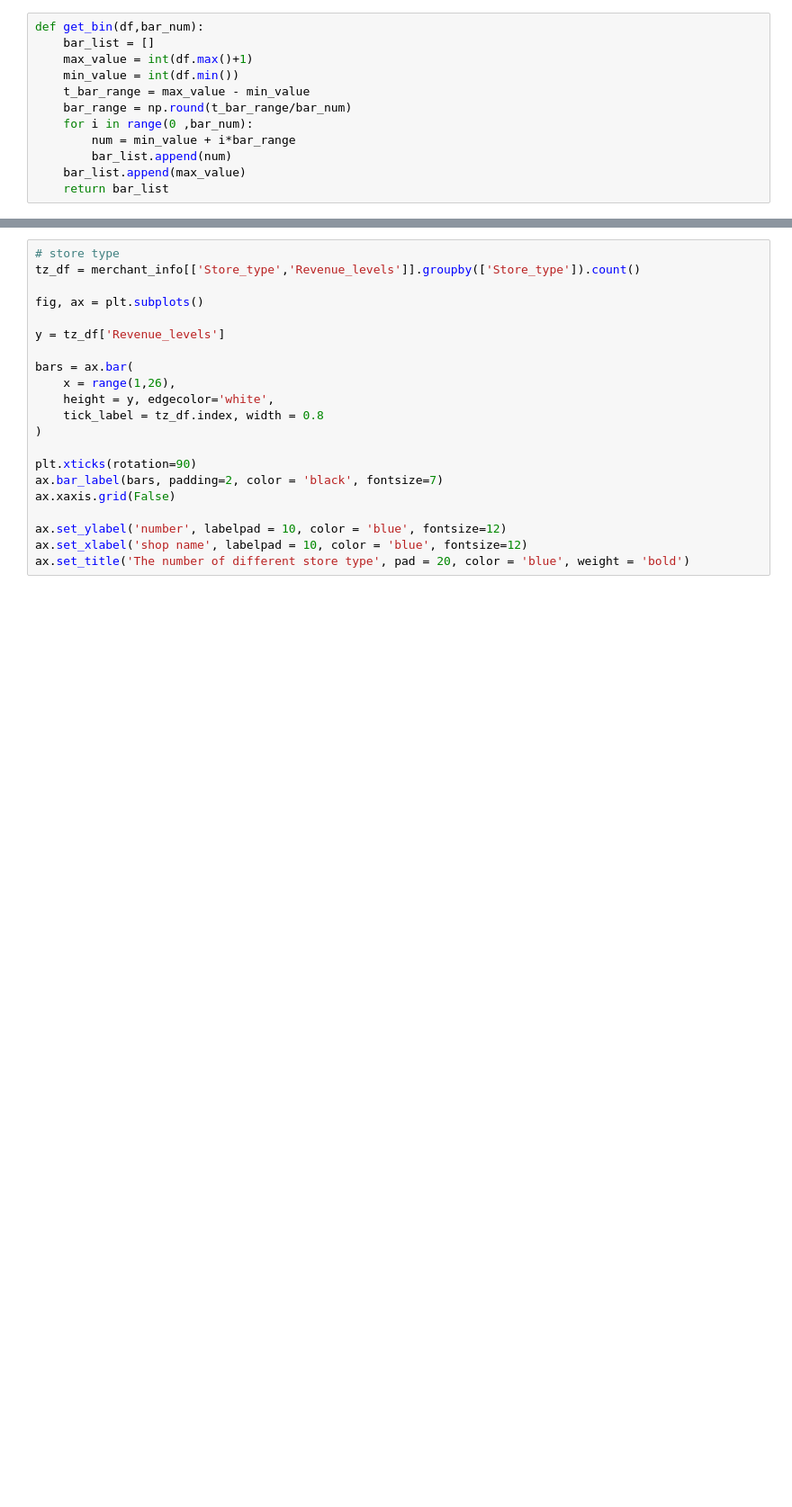
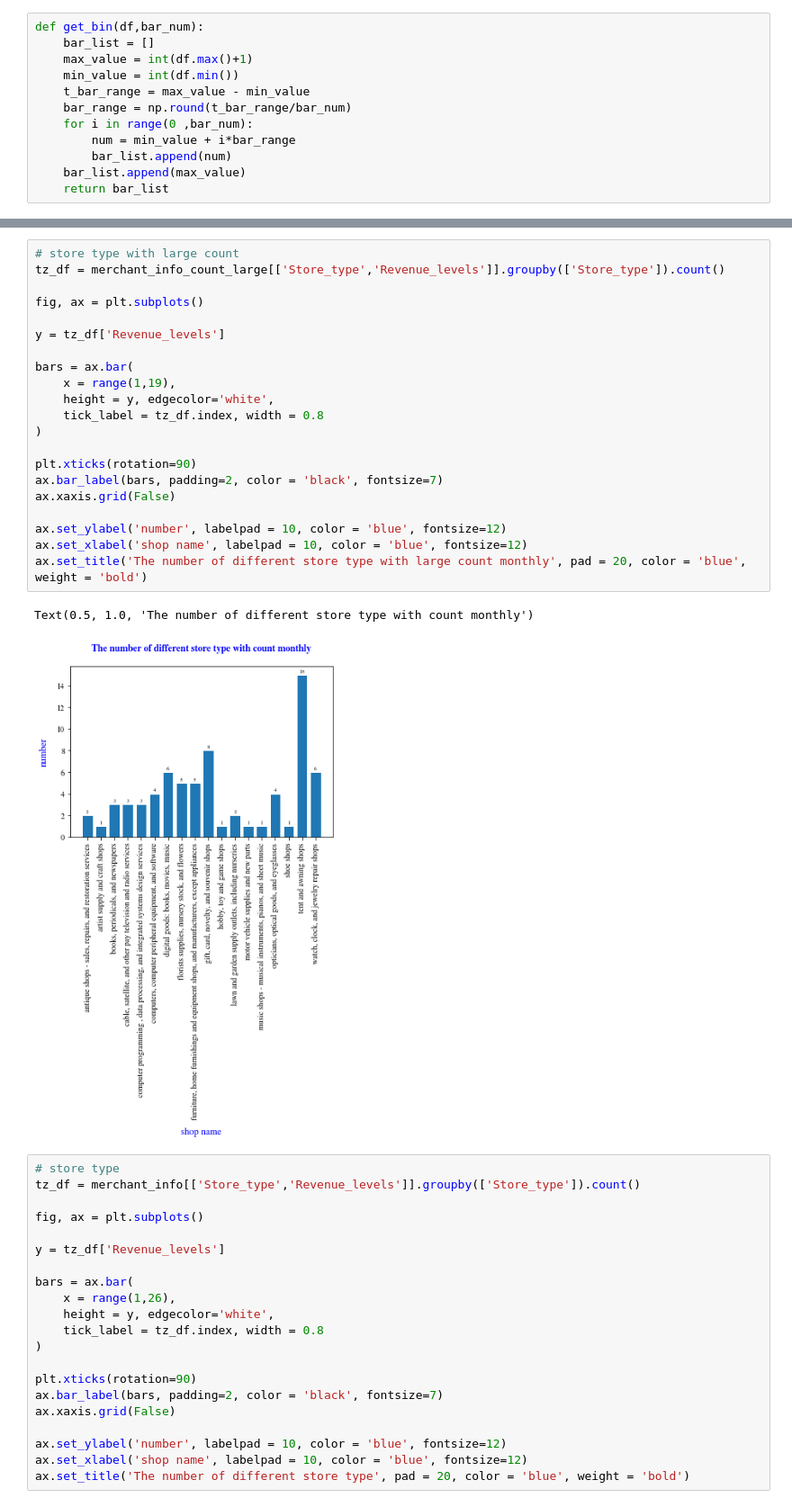
Before and after one commit to MAST30034-Applied-Data-Science/generic-buy-now-pay-later-project-group-16-project2-fighting-group, a Jupyter notebook: notebooks/Visualization.ipynb, the cells around one changed output, grey strips where cells are left out. Shown at 90% size. Cells and saved outputs as stored; diff of their text form; blank space fills up the shorter version.

```diff
--- a/notebooks/Visualization.ipynb
+++ b/notebooks/Visualization.ipynb
@@ -175,3 +198,27 @@ Text(0.5, 1.0, 'The distribution of the average amount of the transaction in eac
+# %%
+# store type with large count
+tz_df = merchant_info_count_large[['Store_type','Revenue_levels']].groupby(['Store_type']).count()
+
+fig, ax = plt.subplots()
+
+y = tz_df['Revenue_levels']
+
+bars = ax.bar(
+    x = range(1,19),
+    height = y, edgecolor='white',
+    tick_label = tz_df.index, width = 0.8
+)
+
+plt.xticks(rotation=90)
+ax.bar_label(bars, padding=2, color = 'black', fontsize=7)
+ax.xaxis.grid(False)
+
+ax.set_ylabel('number', labelpad = 10, color = 'blue', fontsize=12)
+ax.set_xlabel('shop name', labelpad = 10, color = 'blue', fontsize=12)
+ax.set_title('The number of different store type with large count monthly', pad = 20, color = 'blue', weight = 'bold')
+# %% [output]
+Text(0.5, 1.0, 'The number of different store type with count monthly')
+[figure, added]
 # %%
 # store type
 tz_df = merchant_info[['Store_type','Revenue_levels']].groupby(['Store_type']).count()
```
Also changed, not shown: parts of 10 cells of this notebook.
